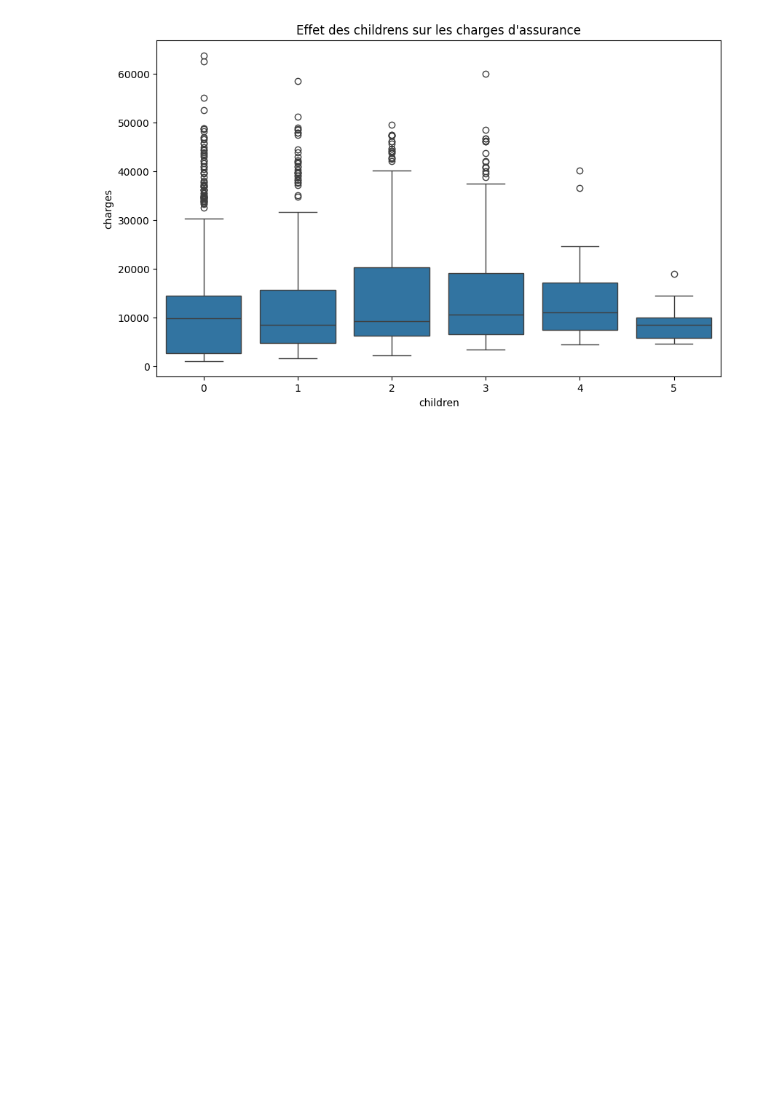
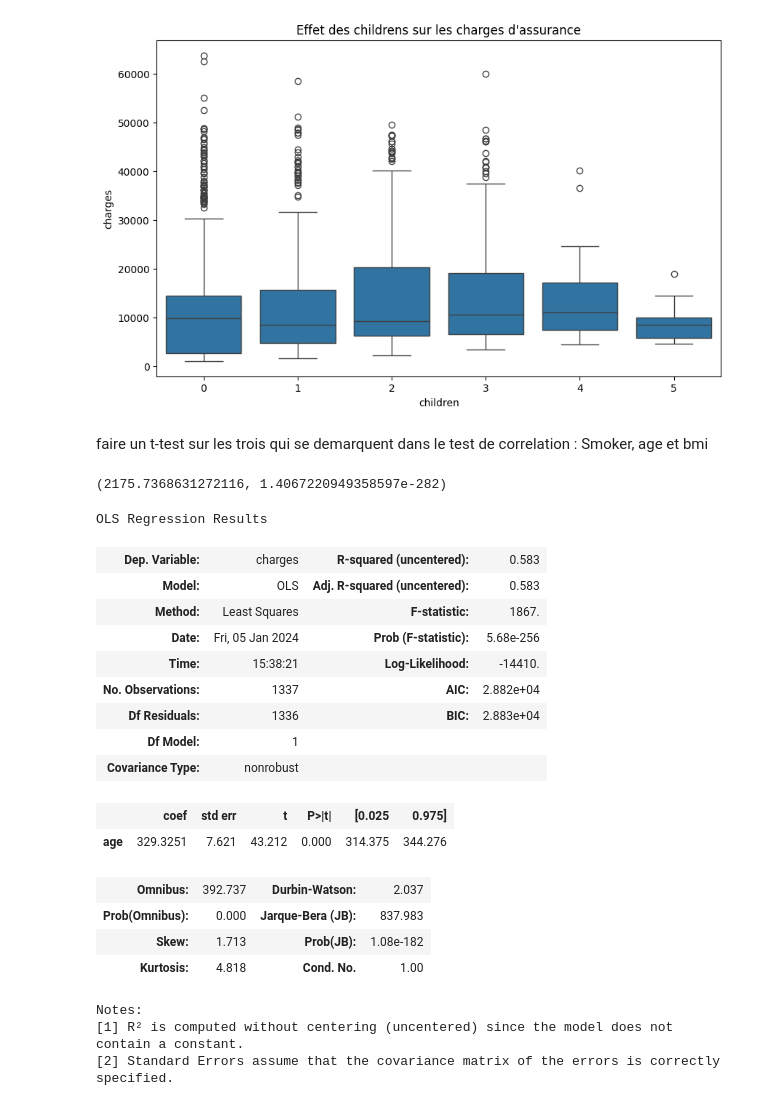
Before and after one commit to AntoineMLD/AssurePeopleUsa, a Jupyter notebook: nettoyage.ipynb, the cells around one changed output. Saved outputs shown, nothing was run; the diff lists cells and outputs as text; code cells hidden in the pictures; blank space fills up the shorter version.

```diff
--- a/nettoyage.ipynb
+++ b/nettoyage.ipynb
@@ -186,3 +186,49 @@ Text(0.5, 1.0, "Effet des childrens sur les charges d'assurance")
 [figure]
 [figure]
 [figure]
+# %% [markdown]
+faire un t-test sur les trois qui se demarquent dans le test de correlation : Smoker, age et bmi
+# %%
+#Calcul des paramètres du T test pour charges et smoker ( Test Validé => causes à effets)
+#TODO : comment expliquer aux autres l'analyse de ses chiffres
+# Test anova sur charges et smoker
+statf_charges, pvalue_smoker = stats.f_oneway(data['charges'][data['smoker'] == 0],data['charges'][data['smoker'] == 1])
+statf_charges, pvalue_smoker
+
+# test anova sur charges et age
+statf_charges, pvalue_age = stats.f_oneway(data['charges'][data['age'] == 0],data['charges'][data['age'] == 1])
+statf_charges, pvalue_age
+# %% [output]
+(2175.7368631272116, 1.4067220949358597e-282)
+# %%
+import statsmodels.api as sm
+# Ajustement du modèle de régression linéaire
+model = sm.OLS(data['charges'], data['age'])
+results = model.fit()
+
+# Affichage des résultats
+results.summary()
+
+# R-squared indique que 58.3% de la variance des "charges" est expliquée par le(s) variable(s) indépendante(s) dans le modèle. Ce chiffre est assez élevé, suggérant que le modèle a une bonne capacité explicative.
+# F-statistic: 1867: La statistique F mesure la signification globale du modèle. Une valeur élevée (1867 dans ce cas) indique que le modèle est statistiquement significatif.
+#Prob (F-statistic): 5.68e-256: La valeur p associée à la statistique F. Une valeur très faible (près de zéro) suggère que la relation que le modèle a trouvée est statistiquement significative.
+# %% [output]
+OLS Regression Results
+| Dep. Variable: | charges | R-squared (uncentered): | 0.583 |
+| Model: | OLS | Adj. R-squared (uncentered): | 0.583 |
+| Method: | Least Squares | F-statistic: | 1867. |
+| Date: | Fri, 05 Jan 2024 | Prob (F-statistic): | 5.68e-256 |
+| Time: | 15:38:21 | Log-Likelihood: | -14410. |
+| No. Observations: | 1337 | AIC: | 2.882e+04 |
+| Df Residuals: | 1336 | BIC: | 2.883e+04 |
+| Df Model: | 1 |  |  |
+| Covariance Type: | nonrobust |  |  |
+|  | coef | std err | t | P>|t| | [0.025 | 0.975] |
+| age | 329.3251 | 7.621 | 43.212 | 0.000 | 314.375 | 344.276 |
+| Omnibus: | 392.737 | Durbin-Watson: | 2.037 |
+| Prob(Omnibus): | 0.000 | Jarque-Bera (JB): | 837.983 |
+| Skew: | 1.713 | Prob(JB): | 1.08e-182 |
+| Kurtosis: | 4.818 | Cond. No. | 1.00 |
+Notes:
+[1] R² is computed without centering (uncentered) since the model does not contain a constant.
+[2] Standard Errors assume that the covariance matrix of the errors is correctly specified.
```
Also changed, not shown: parts of 3 cells of this notebook.
